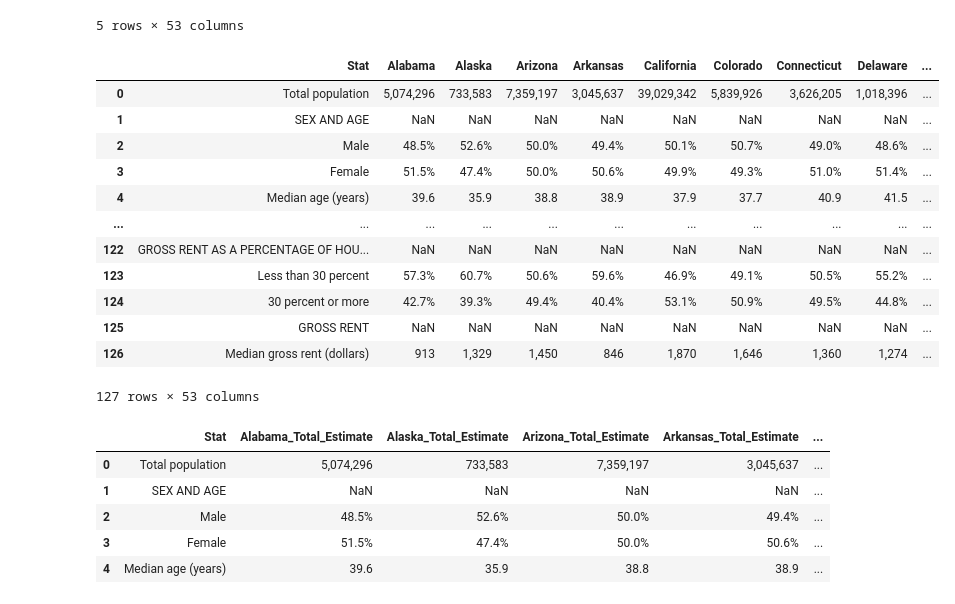
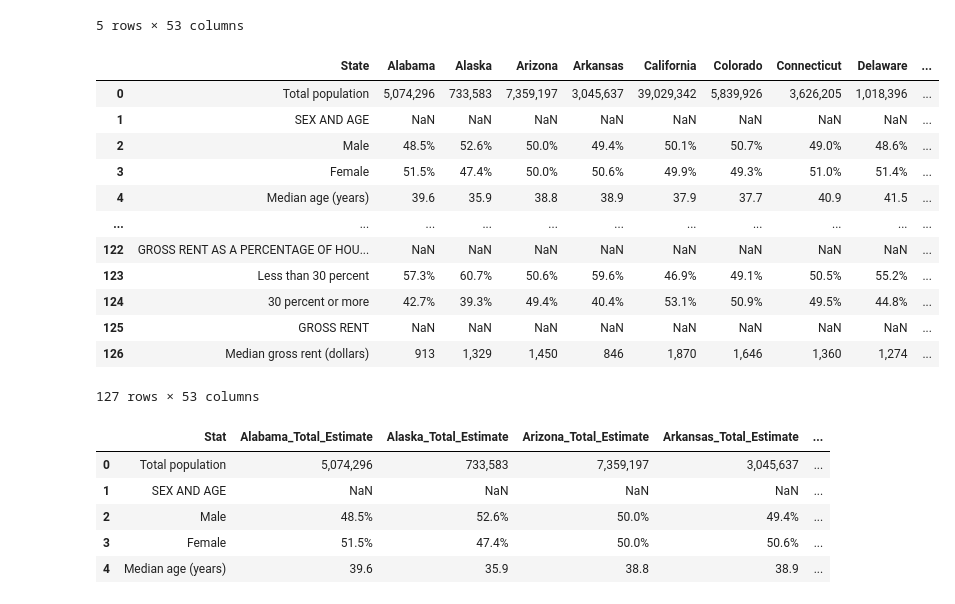
Before and after one commit to imnana18/project1_group07, a Jupyter notebook: project_files/clean_age_census_data.ipynb, the cells around one changed output. Cells and saved outputs as stored; diff of their text form; code cells hidden in the pictures.

Commit message:
make A1 = State

```diff
--- a/project_files/clean_age_census_data.ipynb
+++ b/project_files/clean_age_census_data.ipynb
@@ -37,11 +37,11 @@ census_df.head()
 # %%
 # Rename the columns to be more readable
 # renamed_census_df = census_df.rename(columns=lambda x: x.replace('!!60 years and over!!Estimate', '_60+_Estimate'))
 renamed_census_df = census_df.rename(columns=lambda x: x.replace('!!Total!!Estimate', ''))
-renamed_census_df = renamed_census_df.rename(columns={"Label (Grouping)": "Stat"})
+renamed_census_df = renamed_census_df.rename(columns={"Label (Grouping)": "State"})
 renamed_census_df
 # %% [output]
-|  | Stat | Alabama | Alaska | Arizona | Arkansas | California | Colorado | Connecticut | Delaware | ... |
+|  | State | Alabama | Alaska | Arizona | Arkansas | California | Colorado | Connecticut | Delaware | ... |
 | 0 | Total population | 5,074,296 | 733,583 | 7,359,197 | 3,045,637 | 39,029,342 | 5,839,926 | 3,626,205 | 1,018,396 | ... |
 | 1 | SEX AND AGE | NaN | NaN | NaN | NaN | NaN | NaN | NaN | NaN | ... |
 | 2 | Male | 48.5% | 52.6% | 50.0% | 49.4% | 50.1% | 50.7% | 49.0% | 48.6% | ... |
```
Also changed, not shown: parts of 3 cells of this notebook, 4 other files.
